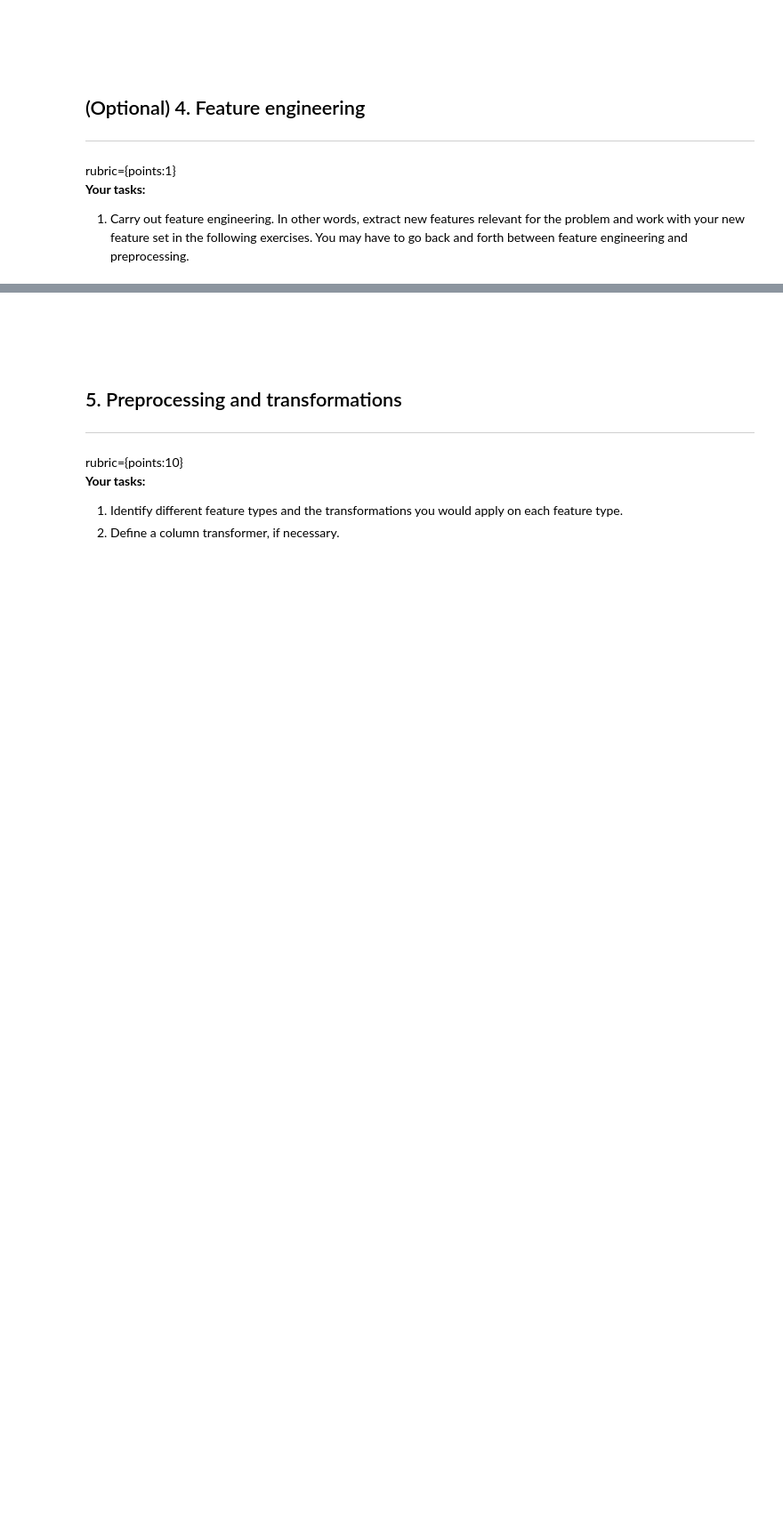
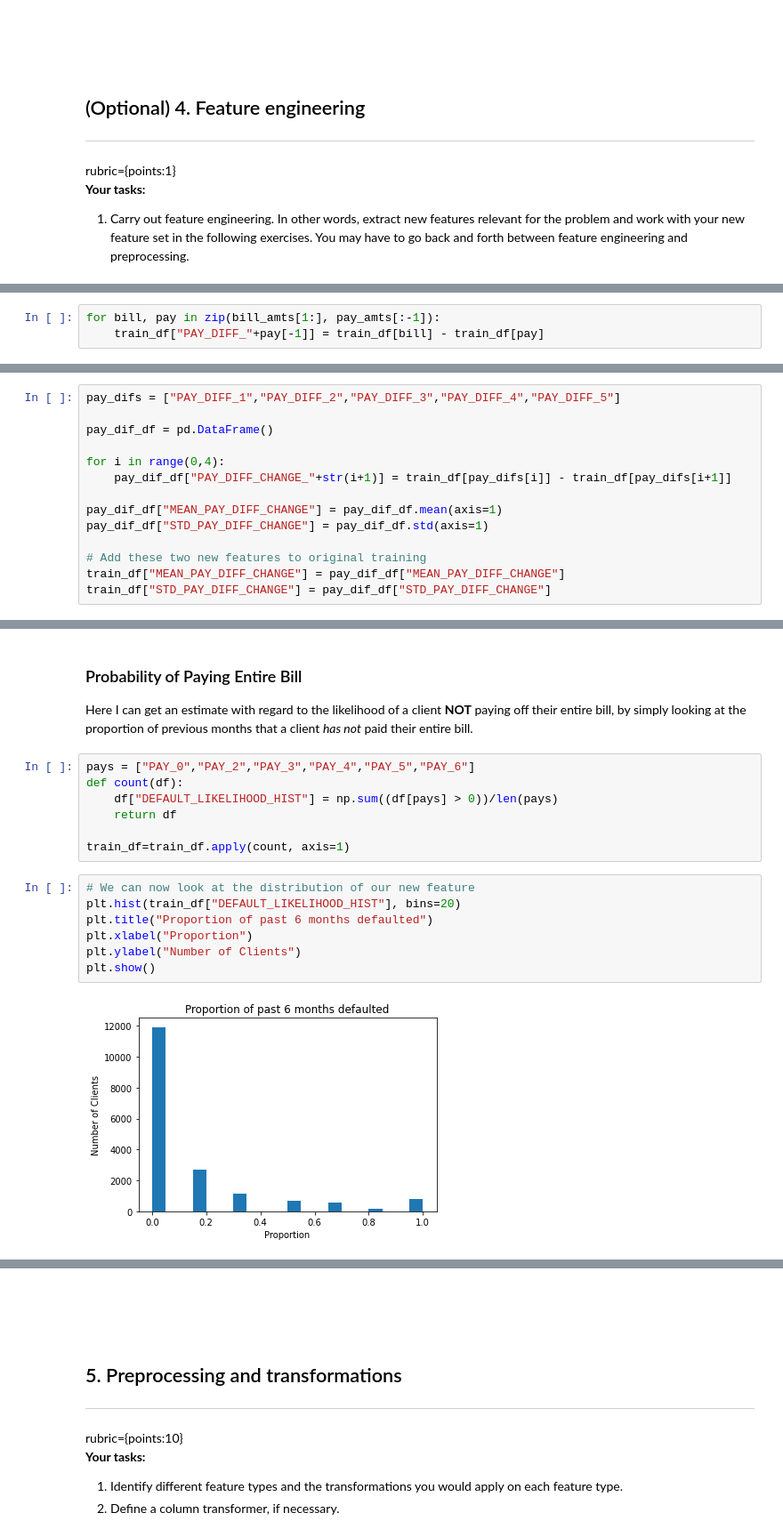
Before and after one commit to benhuckell/cpsc330, a Jupyter notebook: hw/hw6/hw6.ipynb, the cells around one changed output, grey strips where cells are left out. Shown at 89% size. Cells and saved outputs as stored; diff of their text form; blank space fills up the shorter version.

```diff
--- a/hw/hw6/hw6.ipynb
+++ b/hw/hw6/hw6.ipynb
@@ -264,0 +283,3 @@ rubric={points:1}
+# %%
+for bill, pay in zip(bill_amts[1:], pay_amts[:-1]):
+    train_df["PAY_DIFF_"+pay[-1]] = train_df[bill] - train_df[pay]
@@ -264,0 +297,14 @@ rubric={points:1}
+# %%
+pay_difs = ["PAY_DIFF_1","PAY_DIFF_2","PAY_DIFF_3","PAY_DIFF_4","PAY_DIFF_5"]
+
+pay_dif_df = pd.DataFrame()
+
+for i in range(0,4):
+    pay_dif_df["PAY_DIFF_CHANGE_"+str(i+1)] = train_df[pay_difs[i]] - train_df[pay_difs[i+1]]
+
+pay_dif_df["MEAN_PAY_DIFF_CHANGE"] = pay_dif_df.mean(axis=1)
+pay_dif_df["STD_PAY_DIFF_CHANGE"] = pay_dif_df.std(axis=1)
+
+# Add these two new features to original training
+train_df["MEAN_PAY_DIFF_CHANGE"] = pay_dif_df["MEAN_PAY_DIFF_CHANGE"]
+train_df["STD_PAY_DIFF_CHANGE"] = pay_dif_df["STD_PAY_DIFF_CHANGE"]
@@ -264,0 +322,20 @@ rubric={points:1}
+# %% [markdown]
+### Probability of Paying Entire Bill
+
+Here I can get an estimate with regard to the likelihood of a client **NOT** paying off their entire bill, by simply looking at the proportion of previous months that a client *has not* paid their entire bill.
+# %%
+pays = ["PAY_0","PAY_2","PAY_3","PAY_4","PAY_5","PAY_6"]
+def count(df):
+    df["DEFAULT_LIKELIHOOD_HIST"] = np.sum((df[pays] > 0))/len(pays)
+    return df
+
+train_df=train_df.apply(count, axis=1)
+# %%
+# We can now look at the distribution of our new feature
+plt.hist(train_df["DEFAULT_LIKELIHOOD_HIST"], bins=20)
+plt.title("Proportion of past 6 months defaulted")
+plt.xlabel("Proportion")
+plt.ylabel("Number of Clients")
+plt.show()
+# %% [output]
+[figure, added]
```
Also changed, not shown: parts of 18 cells of this notebook.
